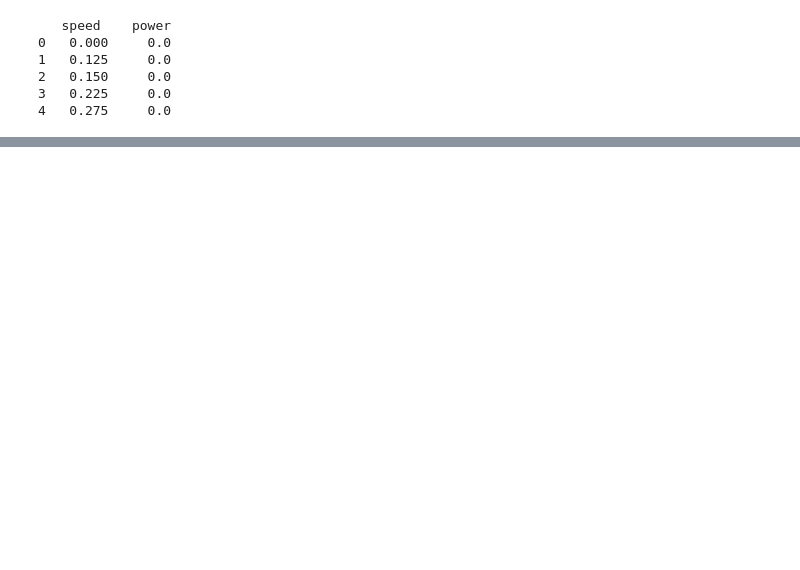
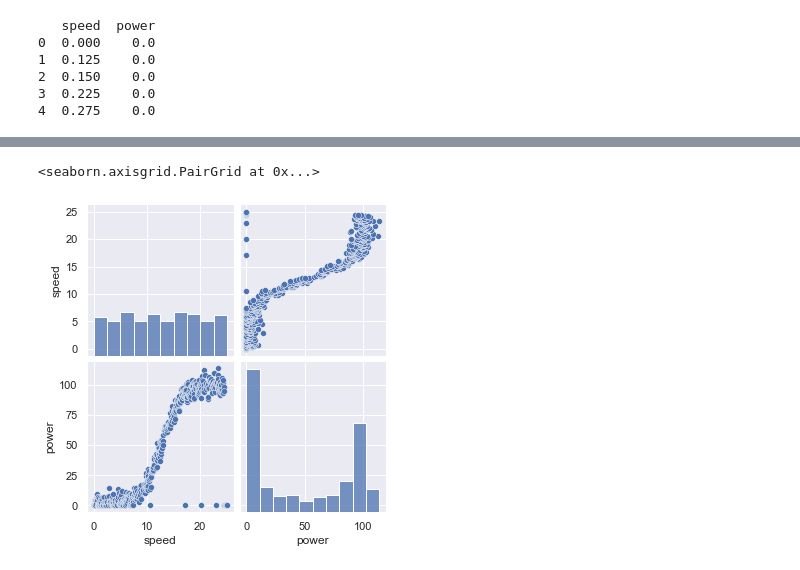
Before and after one commit to mhurley100/Machine-Learning-and-Statistics-Project, a Jupyter notebook: Machine Learning & Statistics Project 2020.ipynb, the cells around one changed output, grey strips where cells are left out. Cells and saved outputs as stored; diff of their text form; code cells hidden in the pictures; blank space fills up the shorter version.

```diff
--- a/Machine Learning & Statistics Project 2020.ipynb
+++ b/Machine Learning & Statistics Project 2020.ipynb
@@ -56,0 +106,5 @@ df.describe()
+# %%
+sns.pairplot(pp)
+# %% [output]
+<seaborn.axisgrid.PairGrid at 0x...>
+[figure, added]
```
Also changed, not shown: parts of 38 cells of this notebook, 8 other files.
